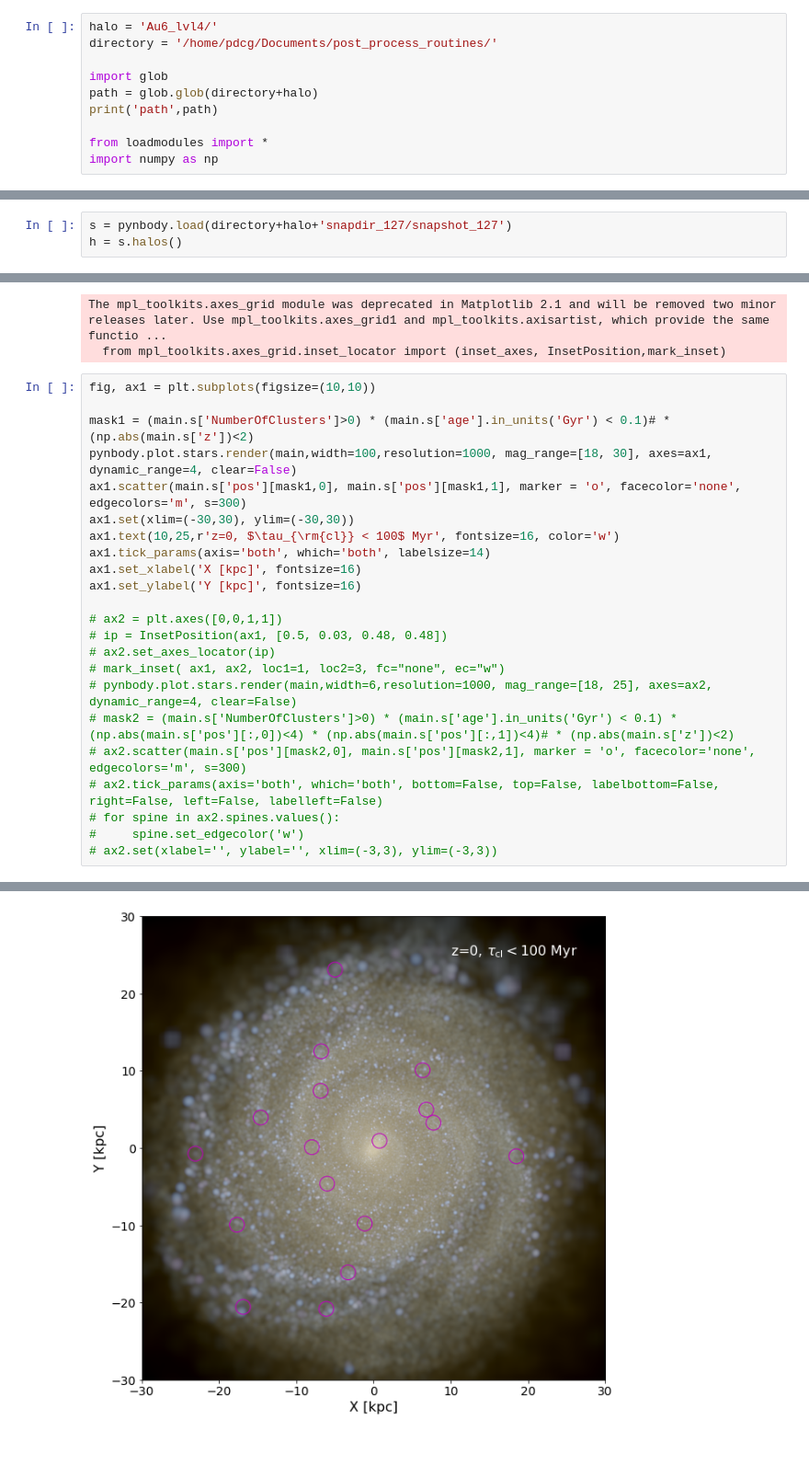
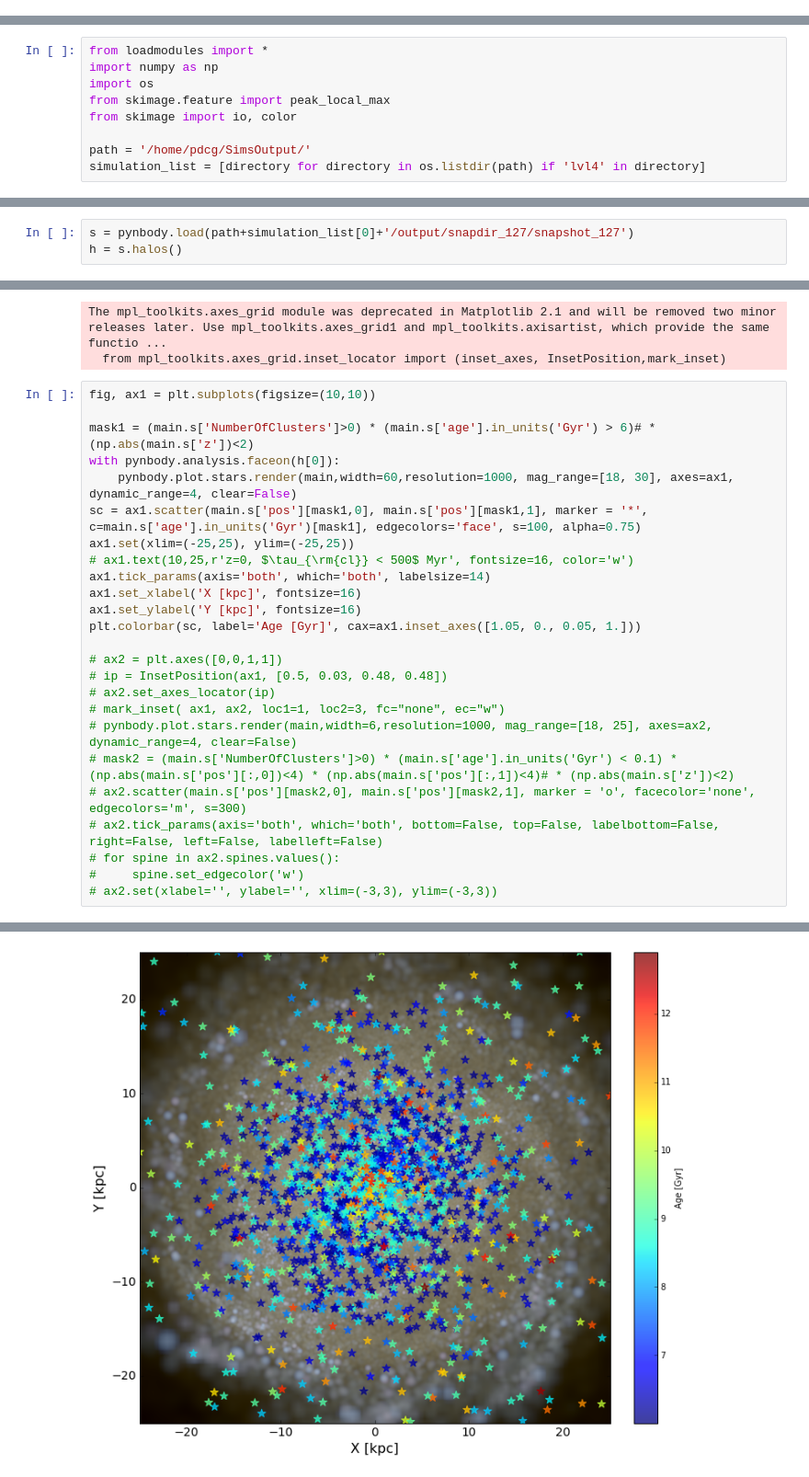
Before and after one commit to pablocoque/post_process_routines, a Jupyter notebook: src/stellar_light_with_clusters.ipynb, the cells around one changed output, grey strips where cells are left out. Shown at 92% size. Drawn from its saved outputs; the diff is of its cells as text; blank space fills up the shorter version.

```diff
--- a/src/stellar_light_with_clusters.ipynb
+++ b/src/stellar_light_with_clusters.ipynb
@@ -1,10 +0,0 @@
-# %%
-halo = 'Au6_lvl4/'
-directory = '/home/pdcg/Documents/post_process_routines/'
-
-import glob
-path = glob.glob(directory+halo)
-print('path',path)
-
-from loadmodules import *
-import numpy as np
@@ -12,0 +1,9 @@ path ['/home/pdcg/Documents/post_process_routines/Au6_lvl4/']
+# %%
+from loadmodules import *
+import numpy as np
+import os
+from skimage.feature import peak_local_max
+from skimage import io, color
+
+path = '/home/pdcg/SimsOutput/'
+simulation_list = [directory for directory in os.listdir(path) if 'lvl4' in directory]
@@ -127,5 +164,5 @@ directory = '/home/pdcg/Documents/post_process_routines/'
 # %%
-s = pynbody.load(directory+halo+'snapdir_127/snapshot_127')
+s = pynbody.load(path+simulation_list[0]+'/output/snapdir_127/snapshot_127')
 h = s.halos()
 # %%
 transform = pynbody.analysis.angmom.faceon(h[0])
@@ -140,14 +179,16 @@ The mpl_toolkits.axes_grid module was deprecated in Matplotlib 2.1 and will be r
 # %%
 fig, ax1 = plt.subplots(figsize=(10,10))
 
-mask1 = (main.s['NumberOfClusters']>0) * (main.s['age'].in_units('Gyr') < 0.1)# * (np.abs(main.s['z'])<2)
-pynbody.plot.stars.render(main,width=100,resolution=1000, mag_range=[18, 30], axes=ax1, dynamic_range=4, clear=False)
-ax1.scatter(main.s['pos'][mask1,0], main.s['pos'][mask1,1], marker = 'o', facecolor='none', edgecolors='m', s=300)
-ax1.set(xlim=(-30,30), ylim=(-30,30))
-ax1.text(10,25,r'z=0, $\tau_{\rm{cl}} < 100$ Myr', fontsize=16, color='w')
+mask1 = (main.s['NumberOfClusters']>0) * (main.s['age'].in_units('Gyr') > 6)# * (np.abs(main.s['z'])<2)
+with pynbody.analysis.faceon(h[0]):
+    pynbody.plot.stars.render(main,width=60,resolution=1000, mag_range=[18, 30], axes=ax1, dynamic_range=4, clear=False)
+sc = ax1.scatter(main.s['pos'][mask1,0], main.s['pos'][mask1,1], marker = '*', c=main.s['age'].in_units('Gyr')[mask1], edgecolors='face', s=100, alpha=0.75)
+ax1.set(xlim=(-25,25), ylim=(-25,25))
+# ax1.text(10,25,r'z=0, $\tau_{\rm{cl}} < 500$ Myr', fontsize=16, color='w')
 ax1.tick_params(axis='both', which='both', labelsize=14)
 ax1.set_xlabel('X [kpc]', fontsize=16)
 ax1.set_ylabel('Y [kpc]', fontsize=16)
+plt.colorbar(sc, label='Age [Gyr]', cax=ax1.inset_axes([1.05, 0., 0.05, 1.]))
 
 # ax2 = plt.axes([0,0,1,1])
 # ip = InsetPosition(ax1, [0.5, 0.03, 0.48, 0.48])
@@ -165 +206 @@ Text(65.075, 0.5, 'Y [kpc]')
-[figure, old version]
+[figure, new version]
```
Also changed, not shown: parts of 19 cells of this notebook, 6 other files.
